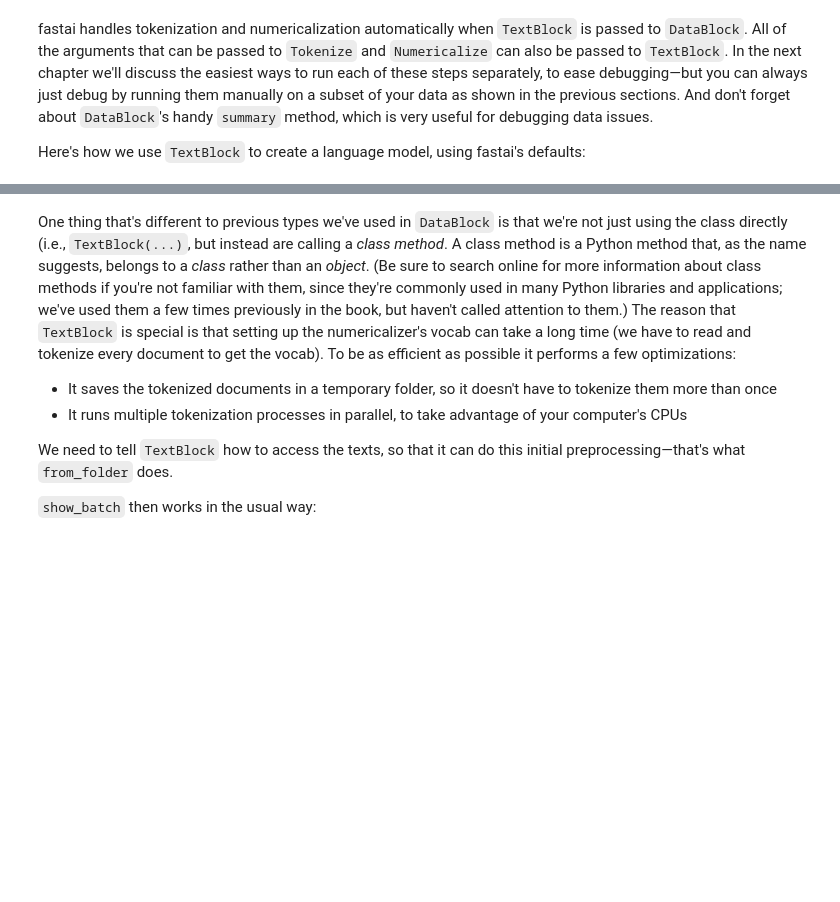
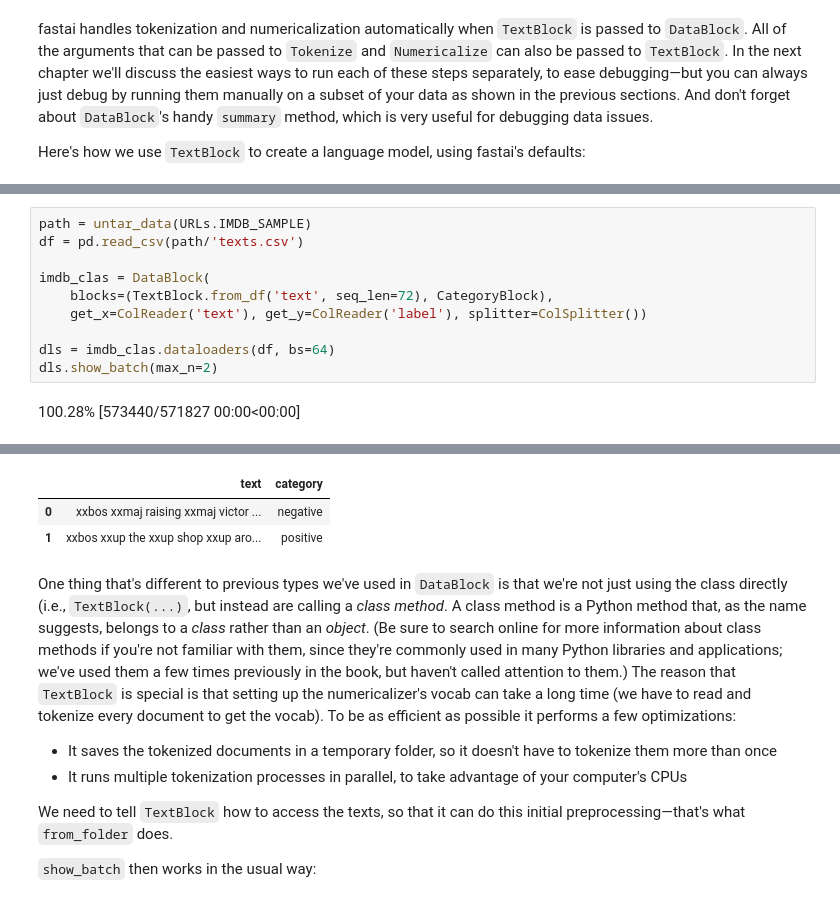
Before and after one commit to afortuny/DeepLearningFastAI, a Jupyter notebook: 10_nlp.ipynb, the cells around one changed output, grey strips where cells are left out. Cells and saved outputs as stored; diff of their text form; blank space fills up the shorter version.

Commit message:
created the data loader stuck in the pretrained model

```diff
--- a/10_nlp.ipynb
+++ b/10_nlp.ipynb
@@ -400,0 +413,12 @@ dls_lm = DataBlock(
+# %%
+path = untar_data(URLs.IMDB_SAMPLE)
+df = pd.read_csv(path/'texts.csv')
+
+imdb_clas = DataBlock(
+    blocks=(TextBlock.from_df('text', seq_len=72), CategoryBlock),
+    get_x=ColReader('text'), get_y=ColReader('label'), splitter=ColSplitter())
+
+dls = imdb_clas.dataloaders(df, bs=64)
+dls.show_batch(max_n=2)
+# %% [output]
+100.28% [573440/571827 00:00<00:00]
@@ -401,3 +426,6 @@ dls_lm = DataBlock(
+|  | text | category |
+| 0 | xxbos xxmaj raising xxmaj victor ... | negative |
+| 1 | xxbos xxup the xxup shop xxup aro... | positive |
 # %% [markdown]
 One thing that's different to previous types we've used in `DataBlock` is that we're not just using the class directly (i.e., `TextBlock(...)`, but instead are calling a *class method*. A class method is a Python method that, as the name suggests, belongs to a *class* rather than an *object*. (Be sure to search online for more information about class methods if you're not familiar with them, since they're commonly used in many Python libraries and applications; we've used them a few times previously in the book, but haven't called attention to them.) The reason that `TextBlock` is special is that setting up the numericalizer's vocab can take a long time (we have to read and tokenize every document to get the vocab). To be as efficient as possible it performs a few optimizations:
 
```
Also changed, not shown: parts of 45 cells of this notebook.
